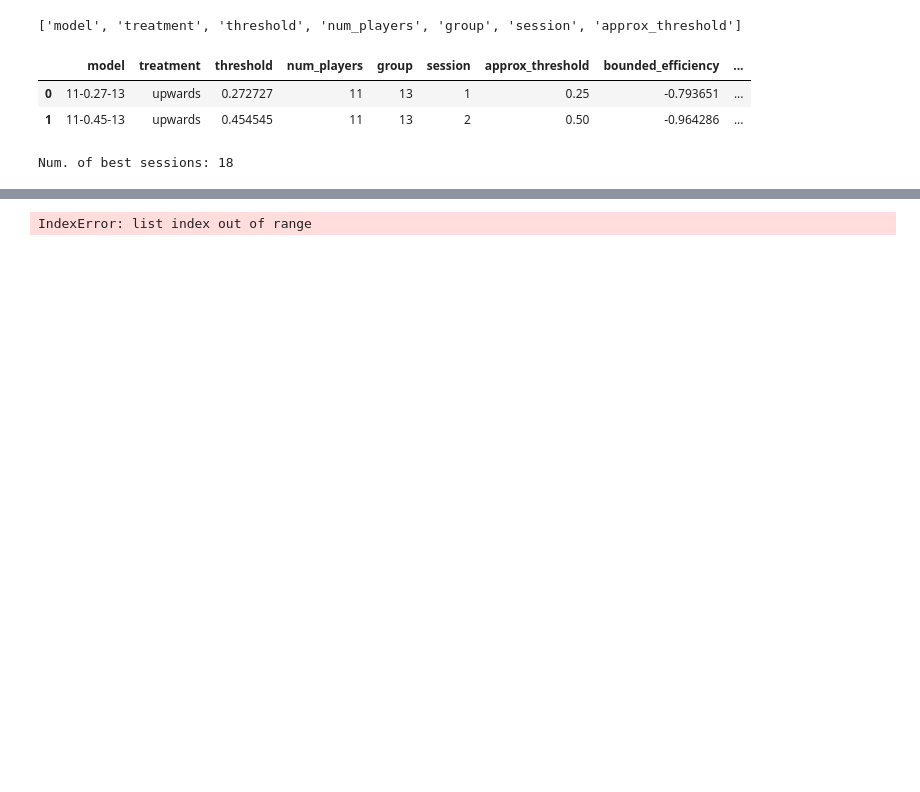
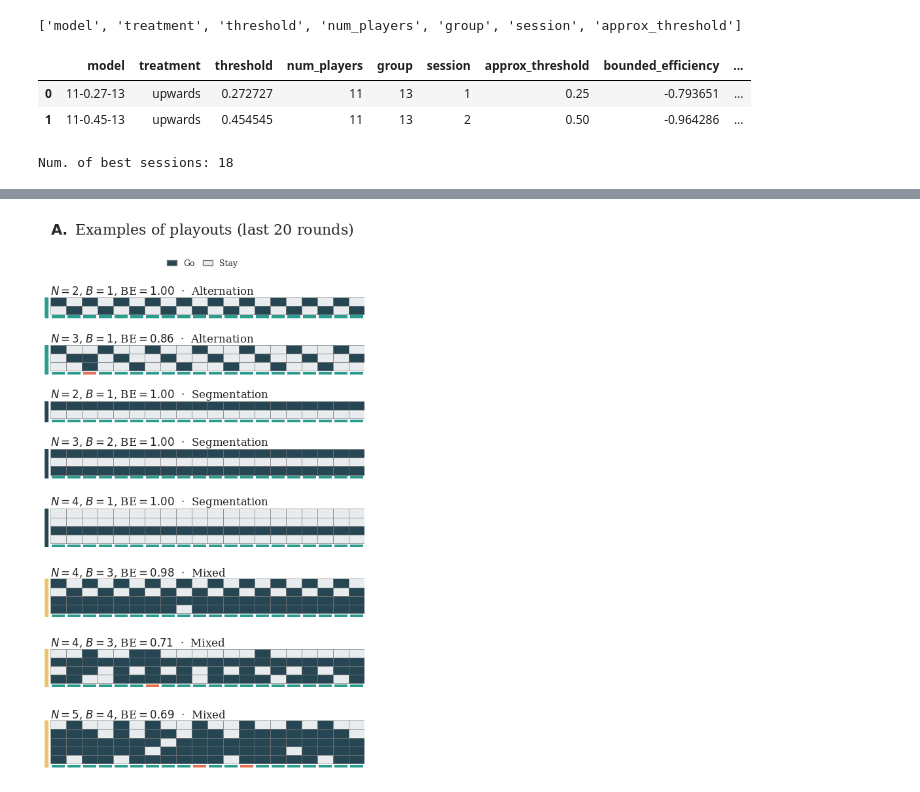
Before and after one commit to EAndrade-Lotero/Cognitive_Models_El_Farol_Bar_Problem, a Jupyter notebook: Notebooks/exp_fig_5.ipynb, the cells around one changed output, grey strips where cells are left out. Drawn from its saved outputs; the diff is of its cells as text; code cells hidden in the pictures; blank space fills up the shorter version.

```diff
--- a/Notebooks/exp_fig_5.ipynb
+++ b/Notebooks/exp_fig_5.ipynb
@@ -114,45 +123,33 @@ GO_COLOR = '#264653'
 STAY_COLOR = '#E9ECEF'
 
 panel_meta = []
-for group in groups:
+for i, group in enumerate(groups):
     df_aux = df_best[df_best['model'] == group]
     df_aux_aux = data[data['model'] == group]
-    if df_aux.empty or df_aux_aux.empty:
-        print(f'Skipping {group}: missing data')
-        continue
     N = int(df_aux_aux['num_players'].values[0])
     B = int(df_aux_aux['threshold'].values[0] * N)
     BE = float(df_aux['bounded_efficiency'].unique()[0])
-    if 'predicted_class' in df_aux.columns:
-        session_type = str(df_aux['predicted_class'].iloc[0]).lower()
-    else:
-        session_type = 'random'
     panel_meta.append({
         'group': group,
         'data': df_aux_aux,
         'N': N,
         'B': B,
         'BE': BE,
-        'session_type': session_type,
+        'session_type': categories[i],
     })
 
-print(f'Rendering {len(panel_meta)} sessions')
-
 height_ratios = [m['N'] for m in panel_meta]
-n = len(panel_meta)
 fig, axes = plt.subplots(
-    n, 1,
-    figsize=(5.2, max(9.5, 0.55 * sum(height_ratios) + 0.8 * n)),
+    len(panel_meta), 1,
+    figsize=(6.2, 9.5),
     gridspec_kw={'height_ratios': height_ratios, 'hspace': 0.55},
 )
-if n == 1:
-    axes = [axes]
 
 for i, meta in enumerate(panel_meta):
     type_label = TYPE_LABELS.get(meta['session_type'], meta['session_type'].title())
     type_color = TYPE_COLORS.get(meta['session_type'], '#333333')
     title = (
-        rf"{meta['group']}  ·  $N={meta['N']}$, $B={meta['B']}$, "
+        rf"$N={meta['N']}$, $B={meta['B']}$, "
         rf"BE$={meta['BE']:.2f}$  ·  {type_label}"
     )
 
@@ -161,36 +158,36 @@ for i, meta in enumerate(panel_meta):
     bar_renderer.no_go_color = STAY_COLOR
     bar_renderer.edgecolor = '0.45'
     bar_renderer.edge_linewidth = 0.45
     bar_renderer.render(
         ax=axes[i],
         title=title,
-        num_rounds=30,
-        title_kwargs={'color': '#222222', 'loc': 'left', 'pad': 2, 'fontsize': 8},
+        num_rounds=20,
+        title_kwargs={'color': '#222222', 'loc': 'left', 'pad': 2},
     )
     axes[i].add_patch(mpatches.Rectangle(
         (-0.018, 0), 0.012, 1,
         transform=axes[i].transAxes,
         facecolor=type_color, edgecolor='none',
         clip_on=False, zorder=10,
     ))
 
 legend_handles = [
     mpatches.Patch(facecolor=GO_COLOR, edgecolor='0.45', label='Go'),
     mpatches.Patch(facecolor=STAY_COLOR, edgecolor='0.45', label='Stay'),
 ]
-fig.suptitle(rf'$\bf{{A.}}$ Best sessions ($n={n}$)', y=1.0, fontsize=11)
+fig.suptitle(r'$\bf{A.}$ Examples of playouts (last 20 rounds)', y=1.0, fontsize=16)
 fig.legend(
     handles=legend_handles,
     loc='lower center',
     ncol=2,
     frameon=False,
     fontsize=9,
-    bbox_to_anchor=(0.5, 0.985),
+    bbox_to_anchor=(0.5, 0.92),
     borderaxespad=0,
     handlelength=1.2,
     columnspacing=1.0,
 )
-fig.tight_layout(rect=[0, 0, 1, 0.98])
+fig.tight_layout(rect=[0, 0, 1, 0.985])
 plt.show()
 # %% [output]
-IndexError: list index out of range
+[figure, added]
```
Also changed, not shown: parts of 2 cells of this notebook, 4 other files.
